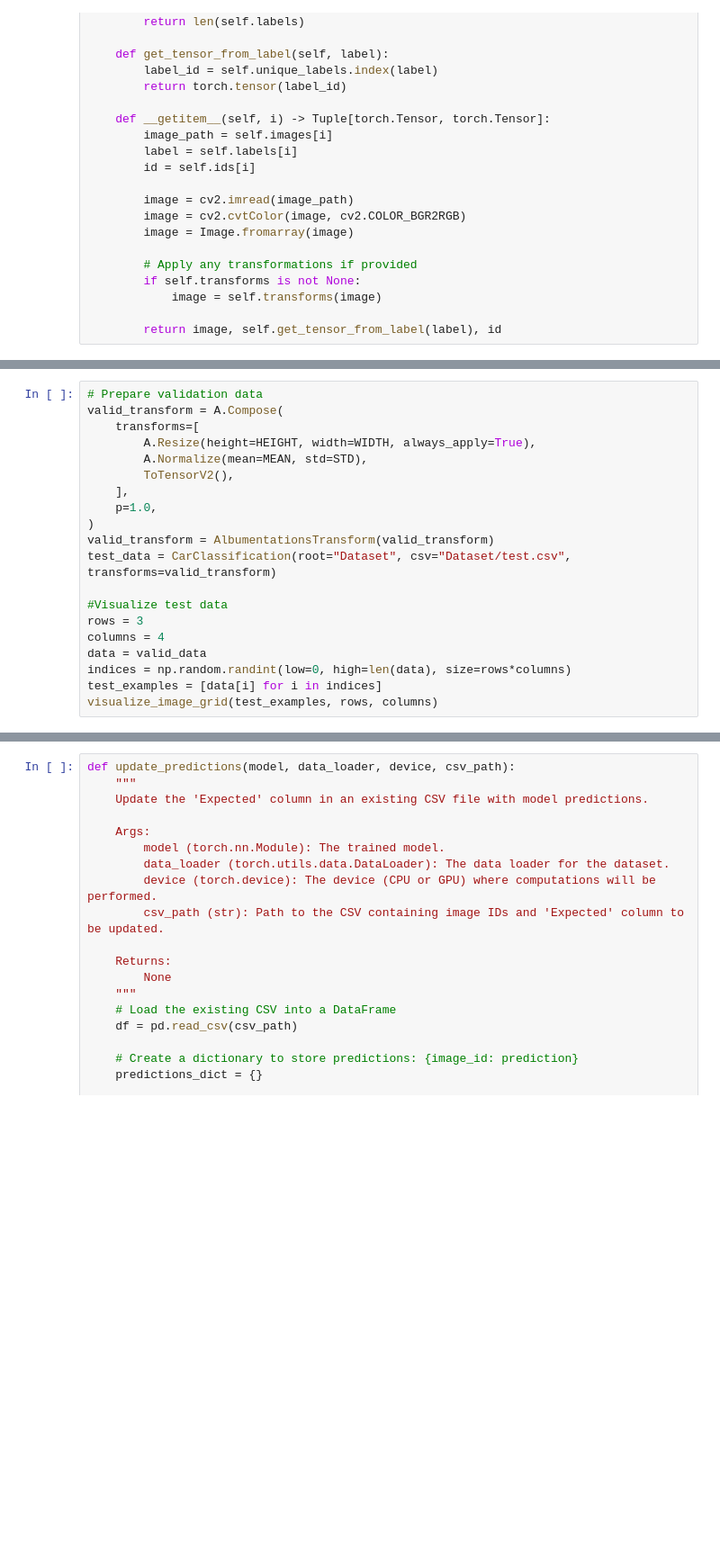
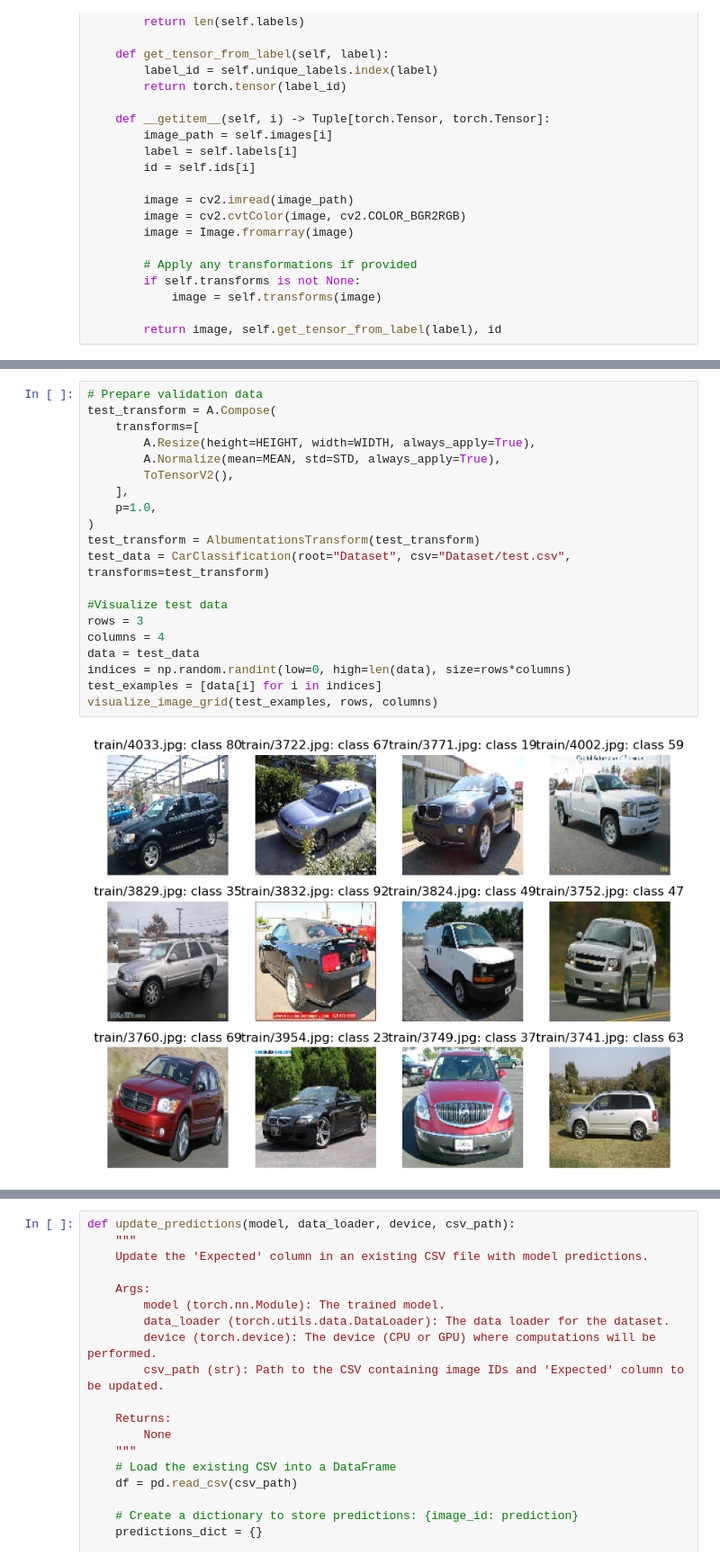
Before and after one commit to shanna1408/CarImageClassification, a Jupyter notebook: Assignment1.ipynb, the cells around one changed output, grey strips where cells are left out. Shown at 90% size. Saved outputs shown, nothing was run; the diff lists cells and outputs as text; blank space fills up the shorter version.

```diff
--- a/Assignment1.ipynb
+++ b/Assignment1.ipynb
@@ -198,20 +190,22 @@ Clipping input data to the valid range for imshow with RGB data ([0..1] for floa
 # %%
 # Prepare validation data
-valid_transform = A.Compose(
+test_transform = A.Compose(
     transforms=[
         A.Resize(height=HEIGHT, width=WIDTH, always_apply=True),
-        A.Normalize(mean=MEAN, std=STD),
+        A.Normalize(mean=MEAN, std=STD, always_apply=True),
         ToTensorV2(),
     ],
     p=1.0,
 )
-valid_transform = AlbumentationsTransform(valid_transform)
-test_data = CarClassification(root="Dataset", csv="Dataset/test.csv", transforms=valid_transform)
+test_transform = AlbumentationsTransform(test_transform)
+test_data = CarClassification(root="Dataset", csv="Dataset/test.csv", transforms=test_transform)
 
 #Visualize test data
 rows = 3
 columns = 4
-data = valid_data
+data = test_data
 indices = np.random.randint(low=0, high=len(data), size=rows*columns)
 test_examples = [data[i] for i in indices]
 visualize_image_grid(test_examples, rows, columns)
+# %% [output]
+[figure, added]
```
Also changed, not shown: parts of 12 cells of this notebook, 5 other files.
